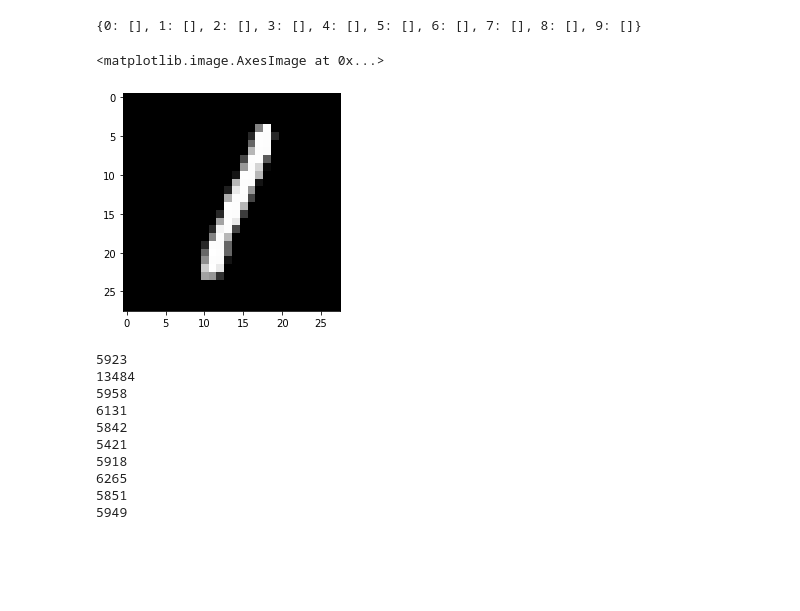
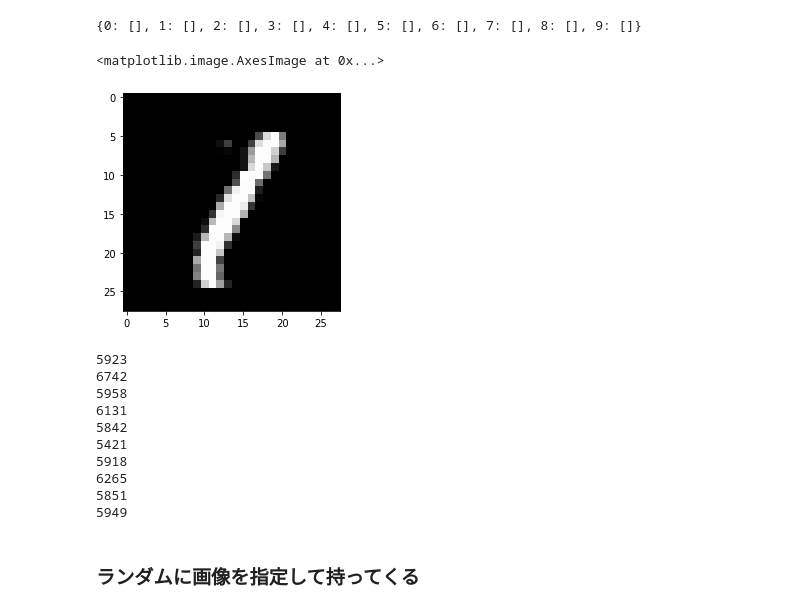
Before and after one commit to zoosecretbase/MNIST_Calculator, a Jupyter notebook: calculator/calculator.ipynb, the cells around one changed output. Cells and saved outputs as stored; diff of their text form; code cells hidden in the pictures; blank space fills up the shorter version.

```diff
--- a/calculator/calculator.ipynb
+++ b/calculator/calculator.ipynb
@@ -244,17 +248,6 @@ MNIST_dict = {i: [] for i in range(10)}
 MNIST_dict
 # %% [output]
 {0: [], 1: [], 2: [], 3: [], 4: [], 5: [], 6: [], 7: [], 8: [], 9: []}
-# %%
-for i in range(len(train_images)):
-    if train_labels[i] == 1:
-        MNIST_dict[1].append(train_images[i])
-# %%
-test1 = MNIST_dict[1][1284].numpy()
-test1 = test1.reshape((28, 28))
-plt.imshow(test1, cmap='gray')
-# %% [output]
-<matplotlib.image.AxesImage at 0x...>
-[figure, removed]
 # %%
 for i in range(len(train_images)):
     if train_labels[i] == 0:
@@ -277,6 +270,13 @@ for i in range(len(train_images)):
         MNIST_dict[8].append(train_images[i])
     if train_labels[i] == 9:
         MNIST_dict[9].append(train_images[i])
+# %%
+test1 = MNIST_dict[1][1000].numpy()
+test1 = test1.reshape((28, 28))
+plt.imshow(test1, cmap='gray')
+# %% [output]
+<matplotlib.image.AxesImage at 0x...>
+[figure, added]
 # %%
 print(len(MNIST_dict[0]))
 print(len(MNIST_dict[1]))
@@ -290,7 +290,7 @@ print(len(MNIST_dict[8]))
 print(len(MNIST_dict[9]))
 # %% [output]
 5923
-13484
+6742
 5958
 6131
 5842
@@ -299,3 +299,5 @@ print(len(MNIST_dict[9]))
 6265
 5851
 5949
+# %% [markdown]
+### ランダムに画像を指定して持ってくる
```
Also changed, not shown: parts of 30 cells of this notebook, 7 other files.
